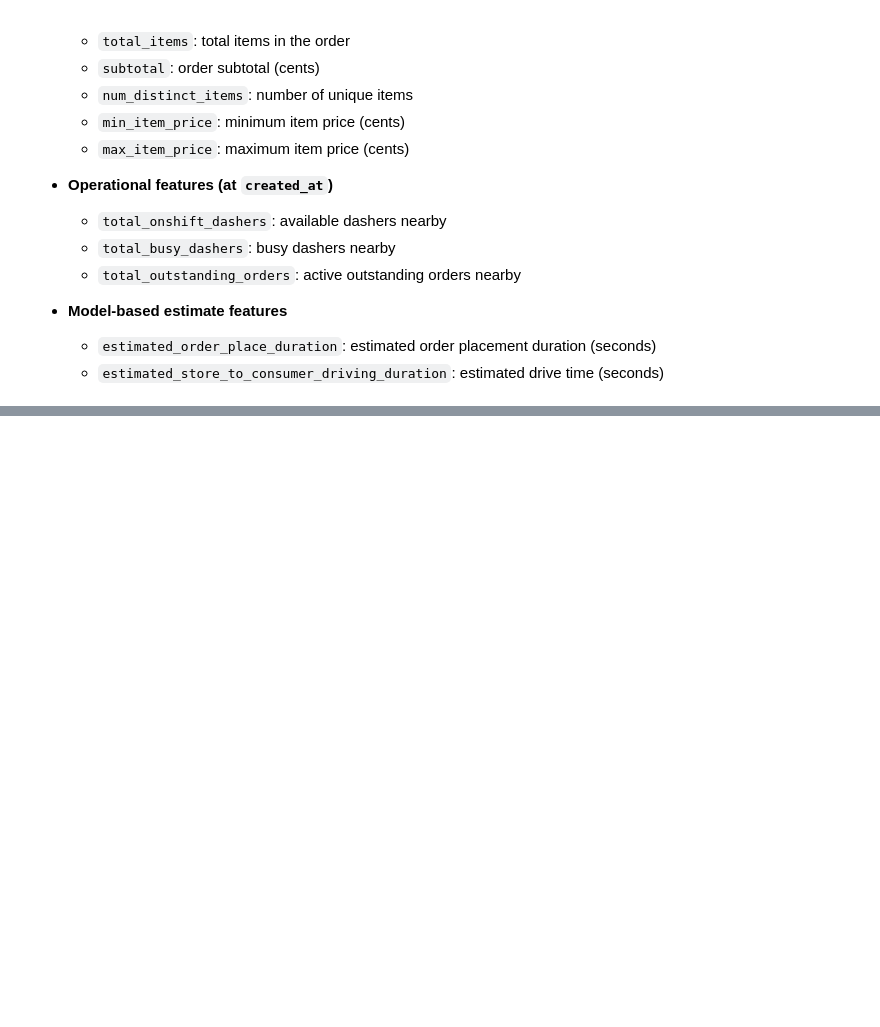
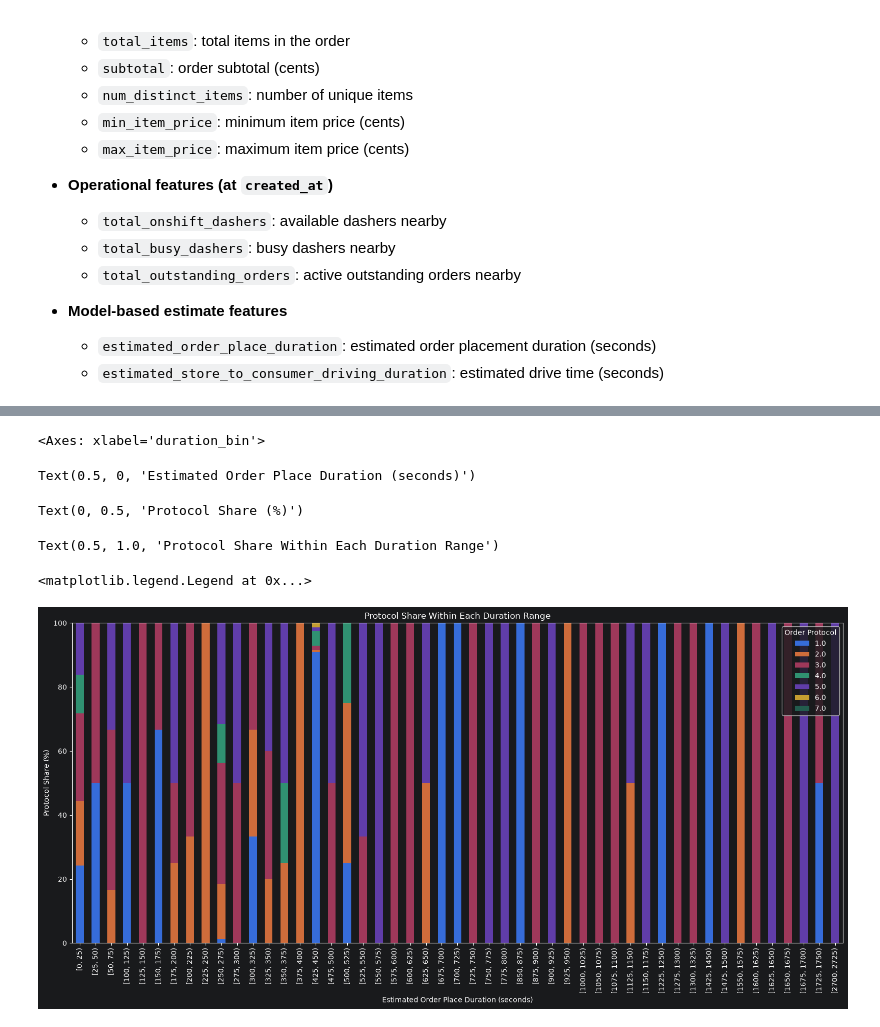
Before and after one commit to iamnitishsah/FoodOps.AI, a Jupyter notebook: DeliveryOps/notebooks/EDA.ipynb, the cells around one changed output, grey strips where cells are left out. Saved outputs shown, nothing was run; the diff lists cells and outputs as text; code cells hidden in the pictures; blank space fills up the shorter version.

```diff
--- a/DeliveryOps/notebooks/EDA.ipynb
+++ b/DeliveryOps/notebooks/EDA.ipynb
@@ -53,0 +165,4 @@ df.shape
+# %%
+print(f"Total rows: {len(df)}")
+df = df.dropna(subset=["estimated_store_to_consumer_driving_duration"])
+print(f"Total rows: {len(df)}")
@@ -53,0 +196,15 @@ df.shape
+# %%
+# 25-second duration bins
+df["duration_bin"] = pd.cut(
+    df["estimated_order_place_duration"],
+    bins=range(0, int(df["estimated_order_place_duration"].max()) + 26, 25),
+    right=False
+)
+
+# Protocol counts within each duration bin
+duration_protocol = pd.crosstab(
+    df["duration_bin"],
+    df["order_protocol"]
+)
+
+duration_protocol
@@ -53,0 +230,8 @@ df.shape
+# %%
+duration_protocol_pct = (
+    duration_protocol
+    .div(duration_protocol.sum(axis=1), axis=0)
+    .mul(100)
+)
+
+duration_protocol_pct
@@ -53,0 +257,21 @@ df.shape
+# %%
+duration_protocol_pct.plot(
+    kind="bar",
+    stacked=True,
+    figsize=(16, 8)
+)
+
+plt.xlabel("Estimated Order Place Duration (seconds)")
+plt.ylabel("Protocol Share (%)")
+plt.title("Protocol Share Within Each Duration Range")
+plt.legend(title="Order Protocol")
+
+plt.tight_layout()
+plt.show()
+# %% [output]
+<Axes: xlabel='duration_bin'>
+Text(0.5, 0, 'Estimated Order Place Duration (seconds)')
+Text(0, 0.5, 'Protocol Share (%)')
+Text(0.5, 1.0, 'Protocol Share Within Each Duration Range')
+<matplotlib.legend.Legend at 0x...>
+[figure, added]
```
Also changed, not shown: parts of 106 cells of this notebook, 15 other files.
